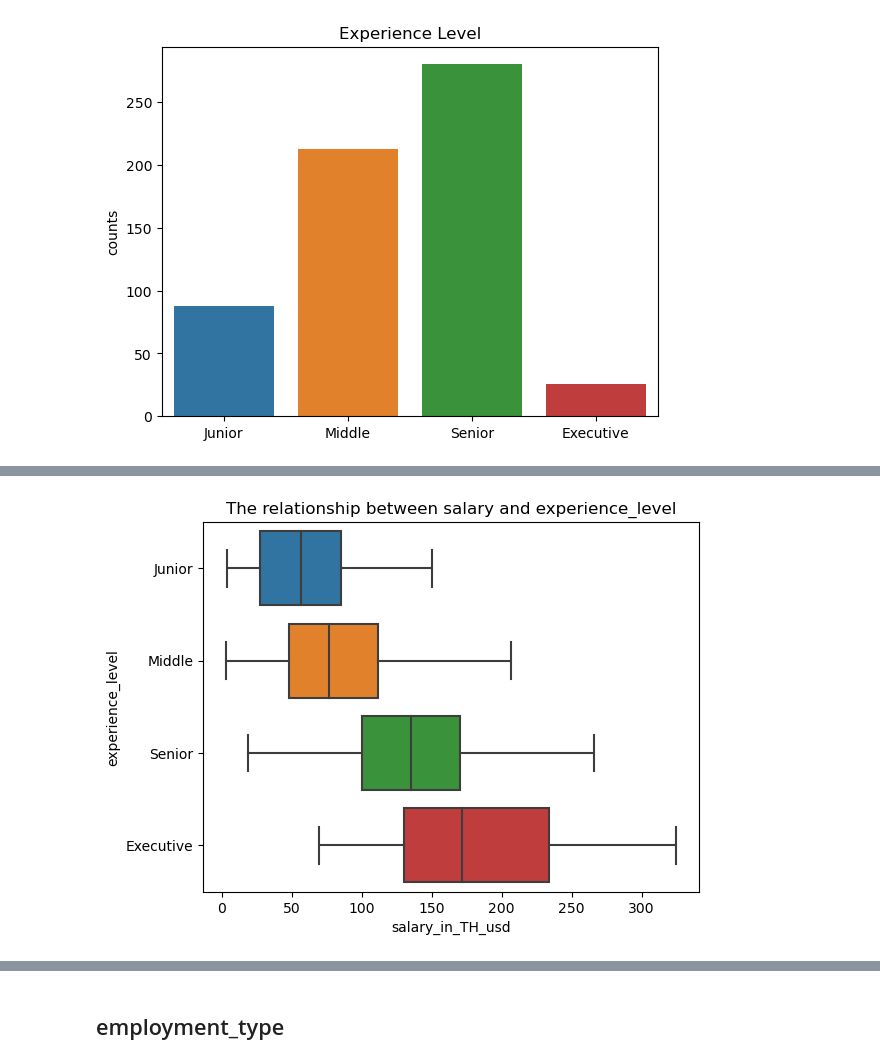
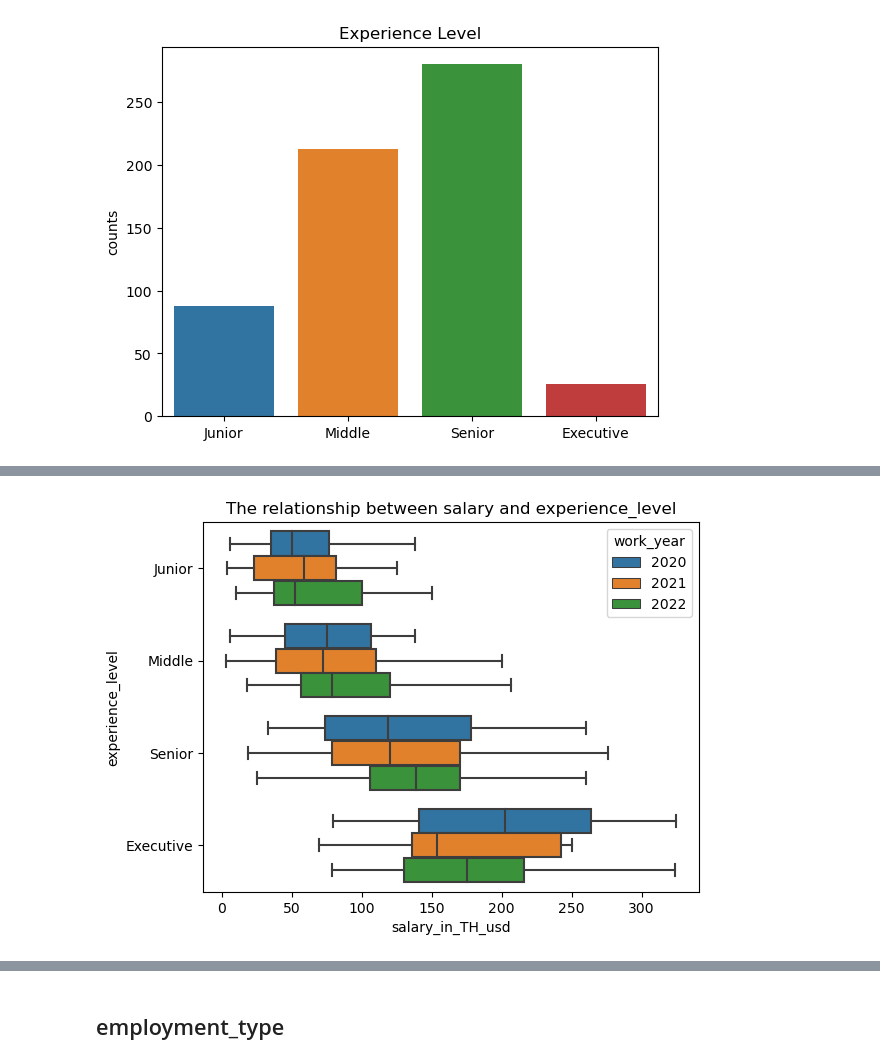
Before and after one commit to NadezhdaGruzdeva/GB-graduate-work, a Jupyter notebook: ds_salaries.ipynb, the cells around one changed output, grey strips where cells are left out. Cells and saved outputs as stored; diff of their text form; code cells hidden in the pictures.

```diff
--- a/ds_salaries.ipynb
+++ b/ds_salaries.ipynb
@@ -193,6 +209,10 @@ Text(0.5, 1.0, 'Experience Level')
 # %%
 order = ['Junior', 'Middle', 'Senior','Executive']
-sns.boxplot(x=df['salary_in_TH_usd'], y=df['experience_level'], order=order, showfliers = False)   # bedrooms vs price boxplot
+sns.boxplot(x=df['salary_in_TH_usd'],
+             y=df['experience_level'],
+             order=order,
+             hue=df['work_year'],
+             showfliers = False)
 plt.title('The relationship between salary and experience_level');
 # %% [output]
-[figure, old version]
+[figure, new version]
```
Also changed, not shown: parts of 11 cells of this notebook.
